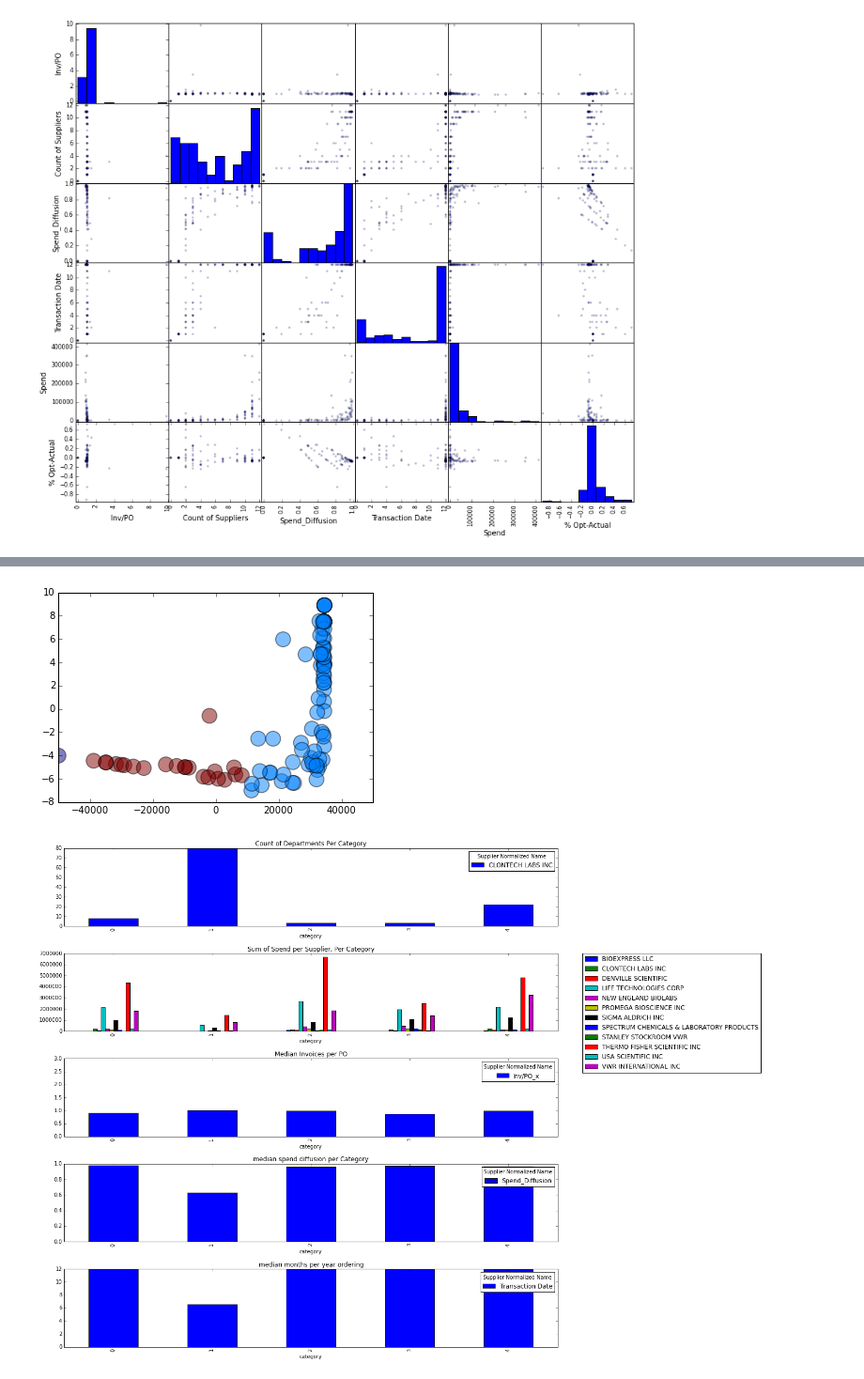
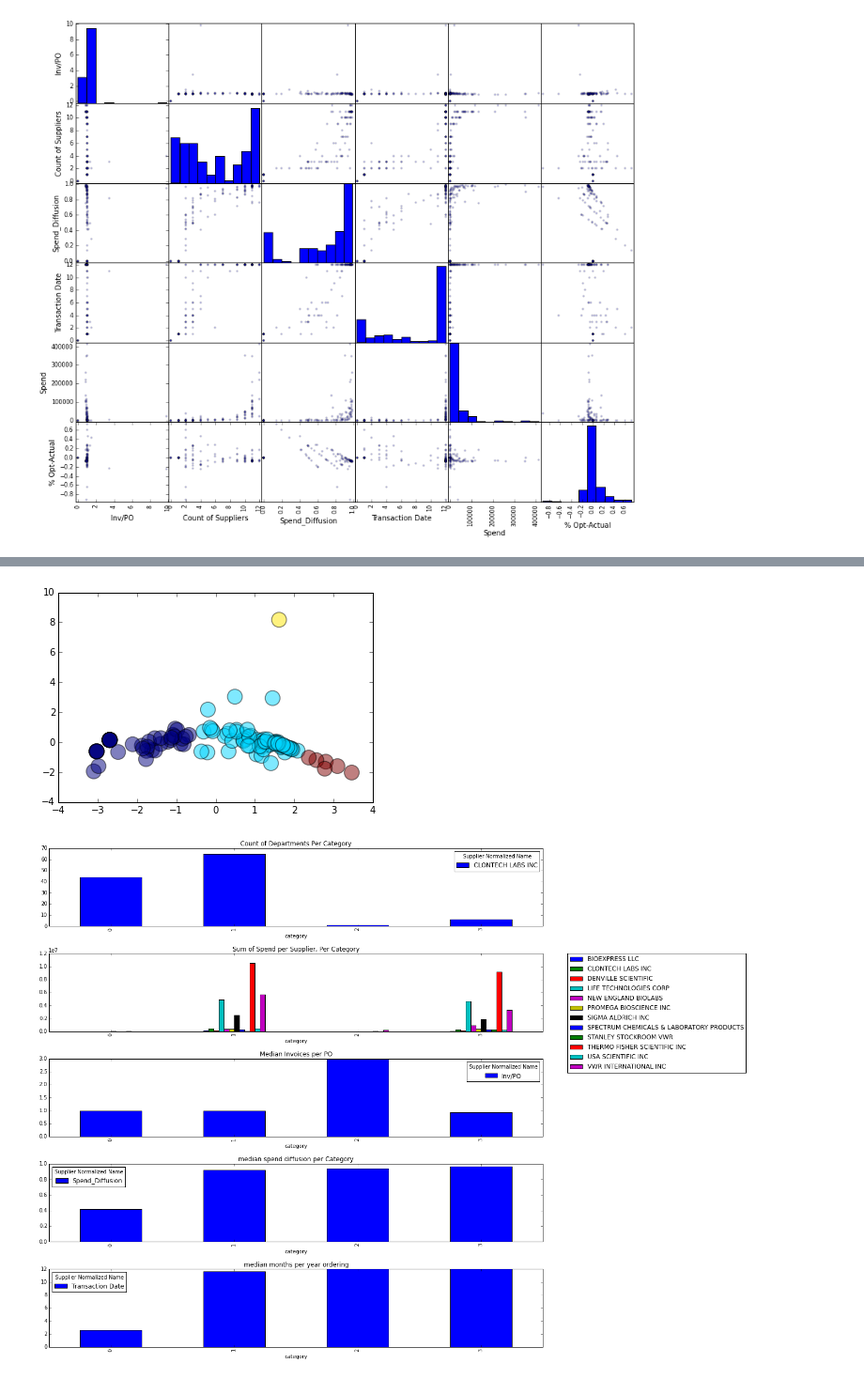
Before and after one commit to agcinsf/Department-Clustering, a Jupyter notebook: USF Clustering Example.ipynb, the cells around one changed output, grey strips where cells are left out. Shown: that part at 94% size. Cells and saved outputs as stored; diff of their text form; code cells hidden in the pictures.

```diff
--- a/USF Clustering Example.ipynb
+++ b/USF Clustering Example.ipynb
@@ -1,6 +1,5 @@
 # %%
 import pandas as pd
-from sklearn.cluster import Ward
 import matplotlib.pyplot as plt
 import numpy as np
 from pandas import merge
@@ -8,10 +7,13 @@ from sklearn.decomposition import PCA
 from __future__ import division
 from pandas import DataFrame
 from pandas.tools.plotting import scatter_matrix
+from sklearn.cluster import KMeans
+from sklearn.cluster import AgglomerativeClustering
+%matplotlib inline
 
 Org_Level = 'Org Level 3'
 
-df = pd.read_csv('C:/Users/aclark/Box Sync/Clustering/Department-Clustering\DataFile.csv',
+df = pd.read_csv('C:\Users\KpanforRealz\Desktop\UCSF Intern\DataFile.csv',
                 parse_dates = ['Transaction Date'],
                 thousands=',',
                 encoding="ISO-8859-1")
@@ -101,12 +99,14 @@ del Department_Analysis['Optimal Diffusion']
 NonSupplier_Features = len(Department_Analysis.columns) - N_Suppliers
 
 #Create a scatterplot matrix to analyze the features
-scatter_matrix(Department_Analysis.ix[:,-NonSupplier_Features:], alpha=0.2, figsize=(14, 12))
-
+scatter_matrix(Dept_Analysis_Features, alpha=0.2, figsize=(14, 12))
 
 #This is a standardization of each columnwise data element by subtracting the column mean and dividing by the column standard deviation.
 for col in Department_Analysis.columns:
     Department_Analysis[col + '_stdard'] = (Department_Analysis[col] - Department_Analysis[col].mean()) / Department_Analysis[col].std()
+
+#Useful Variable
+Dept_Analysis_Features = Department_Analysis.ix[:,-NonSupplier_Features:]
 # %% [output]
 [figure]
 # %%
@@ -133,7 +121,4 @@ Spend
 # %%
-from sklearn.cluster import AgglomerativeClustering
-%matplotlib inline
-
 #Drop the category column if it exists
 for col in Department_Analysis.columns:
     if col is 'category':
@@ -141,7 +126,7 @@ for col in Department_Analysis.columns:
 
 #Run the heirarchical clustering
 agglomerativeClustering = AgglomerativeClustering(n_clusters=4)
-Department_Analysis['category'] = agglomerativeClustering.fit_predict(Department_Analysis.ix[:,-NonSupplier_Features:])
+Department_Analysis['category'] = agglomerativeClustering.fit_predict(Dept_Analysis_Features)
 
 #Group the data by supplier and plot it to see the spend per supplier/per cluster.
 fig, axes = plt.subplots(nrows=5, ncols=1,figsize=(14, 14))
@@ -180,39 +166,29 @@ Department_Analysis[Department_Analysis['category']==1]
 # %%
-from sklearn.cluster import KMeans
-%matplotlib inline
-
-#Drop the category column if it exists
-for col in Department_Analysis.columns:
-    if col is 'category':
-        Department_Analysis = Department_Analysis.drop(col,1)
-
-
 #Use PCA to reduce dimensionality to 2 to check the variance explained and inspect the clusters
-pca = PCA(n_components=3).fit_transform(Department_Analysis.ix[:,-NonSupplier_Features:])
-pcaT = PCA(n_components=3).fit(Department_Analysis.ix[:,-NonSupplier_Features:])
+pca = PCA(n_components=3).fit_transform(Dept_Analysis_Features)
+pcaT = PCA(n_components=3).fit(Dept_Analysis_Features)
 
 
 #Run KMeans clustering
-kmeans = KMeans(n_clusters=5)
-Department_Analysis['category'] = kmeans.fit_predict(Department_Analysis.ix[:,-NonSupplier_Features:])
+kmeans = KMeans(n_clusters=4)
+Department_Analysis['category'] = kmeans.fit_predict(Dept_Analysis_Features)
 
 #Run PCA and chart the two leading Components to see what the clusters look like in 2D space
 sc = plt.scatter(pca[:,0],pca[:,1], s=250, c=Department_Analysis.category, alpha=0.5, edgecolors='black')
-plt.xlim(-50000,50000)
 plt.legend()
 plt.show()
 
 #Group the data by supplier and plot it to see the spend per supplier/per cluster.
 fig, axes = plt.subplots(nrows=5, ncols=1,figsize=(14, 14))
 fig.tight_layout()
 fig.subplots_adjust(hspace=.35)
 ax1 = Department_Analysis.groupby('category').count()[[1]].plot(kind='bar',ax=axes[0], title='Count of Departments Per Category', label=None)
 ax2 = Department_Analysis.groupby('category').sum()[[x for x in Department_Analysis.columns[0:N_Suppliers]]].plot(kind='bar',ax=axes[1], title='Sum of Spend per Supplier, Per Category').legend(bbox_to_anchor=(1.05, 1), loc=2, borderaxespad=0)
-ax3 = Department_Analysis.groupby('category').median()[['Inv/PO_x']].plot(kind='bar',ax=axes[2], title='Median Invoices per PO')
+ax3 = Department_Analysis.groupby('category').median()[['Inv/PO']].plot(kind='bar',ax=axes[2], title='Median Invoices per PO')
 ax3.set_ylim(0,3)
 ax4 = Department_Analysis.groupby('category').median()[['Spend_Diffusion']].plot(kind='bar',ax=axes[3], title='median spend diffusion per Category')
 ax4.set_ylim(0,1)
 ax5 = Department_Analysis.groupby('category').mean()[['Transaction Date']].plot(kind='bar',ax=axes[4], title='median months per year ordering')
 # %% [output]
-[figure, old version]
+[figure, new version]
-[figure, old version]
+[figure, new version]
```
Also changed, not shown: parts of 5 cells of this notebook.
